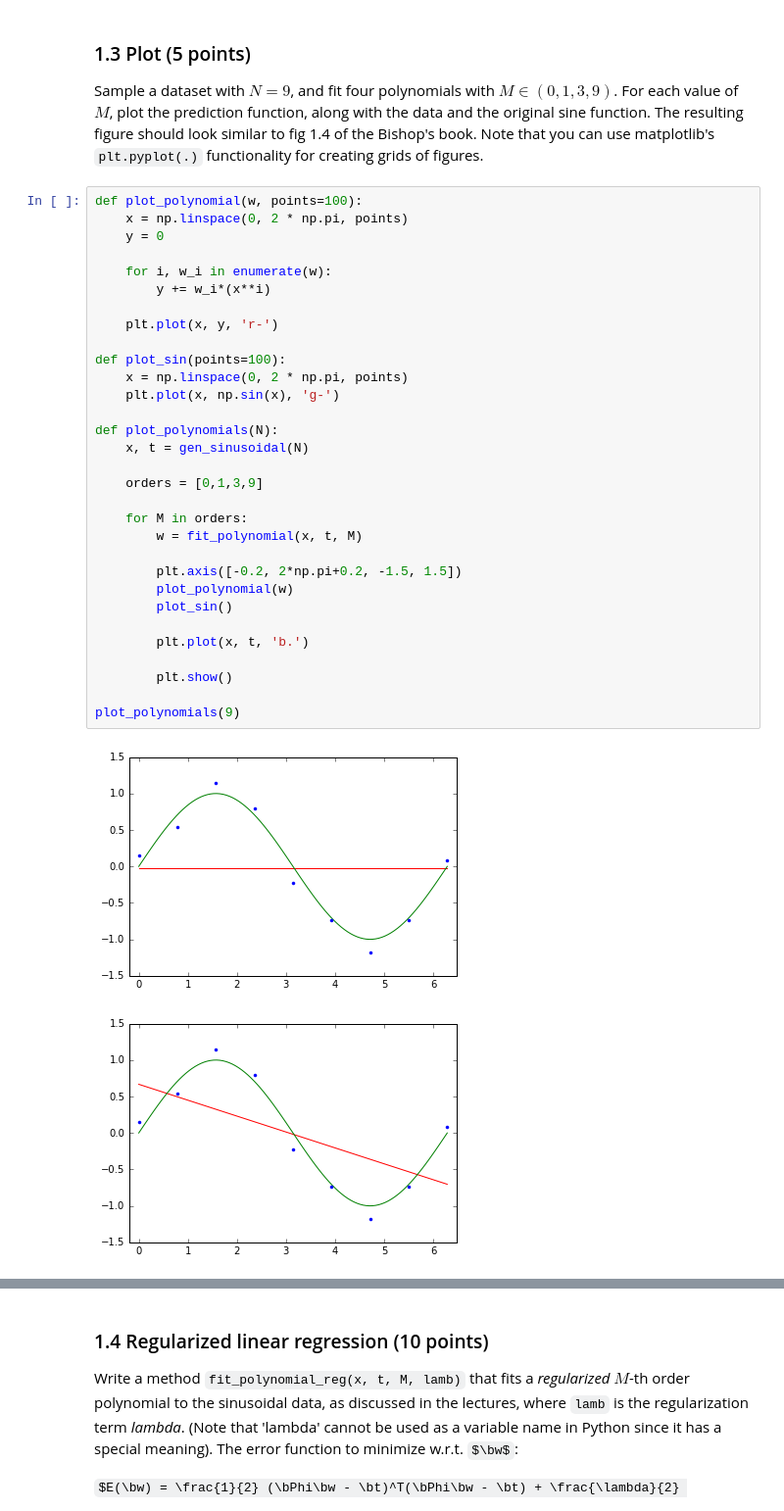
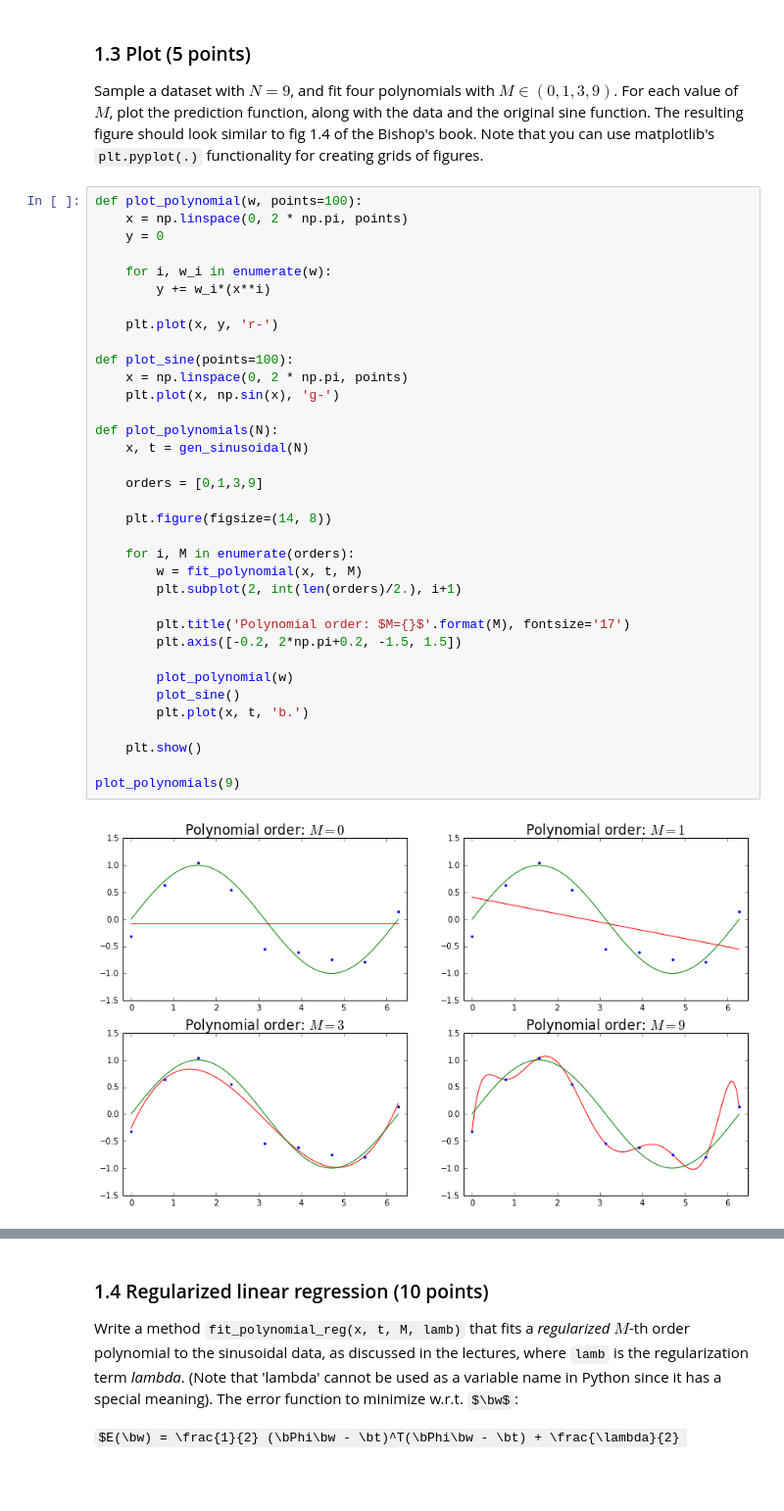
Before and after one commit to Braamling/ML1-2016, a Jupyter notebook: lab1_verkes_vandenakker.ipynb, the cells around one changed output, grey strips where cells are left out. Shown: that part at 98% size. Cells and saved outputs as stored; diff of their text form; some formulas as TeX source; blank space fills up the shorter version.

```diff
--- a/lab1_verkes_vandenakker.ipynb
+++ b/lab1_verkes_vandenakker.ipynb
@@ -87,34 +87,37 @@ For each value of $M$, plot the prediction function, along with the data and the
 # %%
 def plot_polynomial(w, points=100):
     x = np.linspace(0, 2 * np.pi, points)
     y = 0
 
     for i, w_i in enumerate(w):
         y += w_i*(x**i)
 
     plt.plot(x, y, 'r-')
 
-def plot_sin(points=100):
+def plot_sine(points=100):
     x = np.linspace(0, 2 * np.pi, points)
     plt.plot(x, np.sin(x), 'g-')
 
 def plot_polynomials(N):
     x, t = gen_sinusoidal(N)
 
     orders = [0,1,3,9]
 
-    for M in orders:
+    plt.figure(figsize=(14, 8))
+
+    for i, M in enumerate(orders):
         w = fit_polynomial(x, t, M)
+        plt.subplot(2, int(len(orders)/2.), i+1)
 
+        plt.title('Polynomial order: $M={}$'.format(M), fontsize='17')
         plt.axis([-0.2, 2*np.pi+0.2, -1.5, 1.5])
+
         plot_polynomial(w)
-        plot_sin()
-
+        plot_sine()
         plt.plot(x, t, 'b.')
 
-        plt.show()
+    plt.show()
 
 plot_polynomials(9)
 # %% [output]
-[figure, old version]
+[figure, new version]
-[figure, removed]
```
Also changed, not shown: parts of 12 cells of this notebook.
